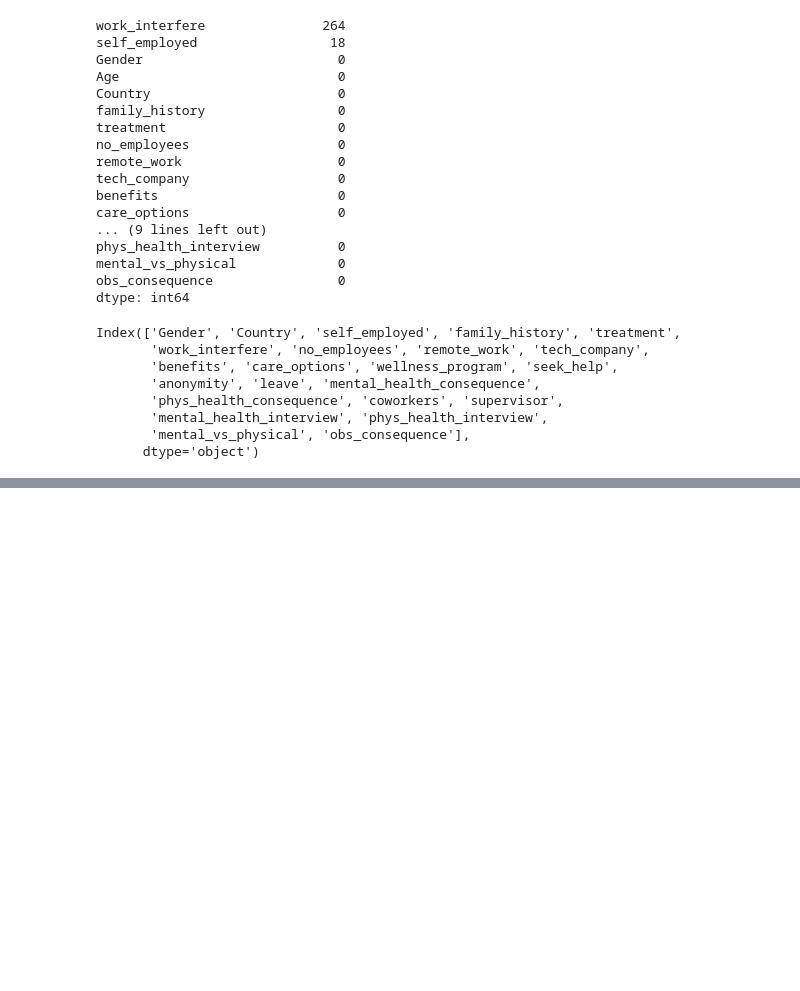
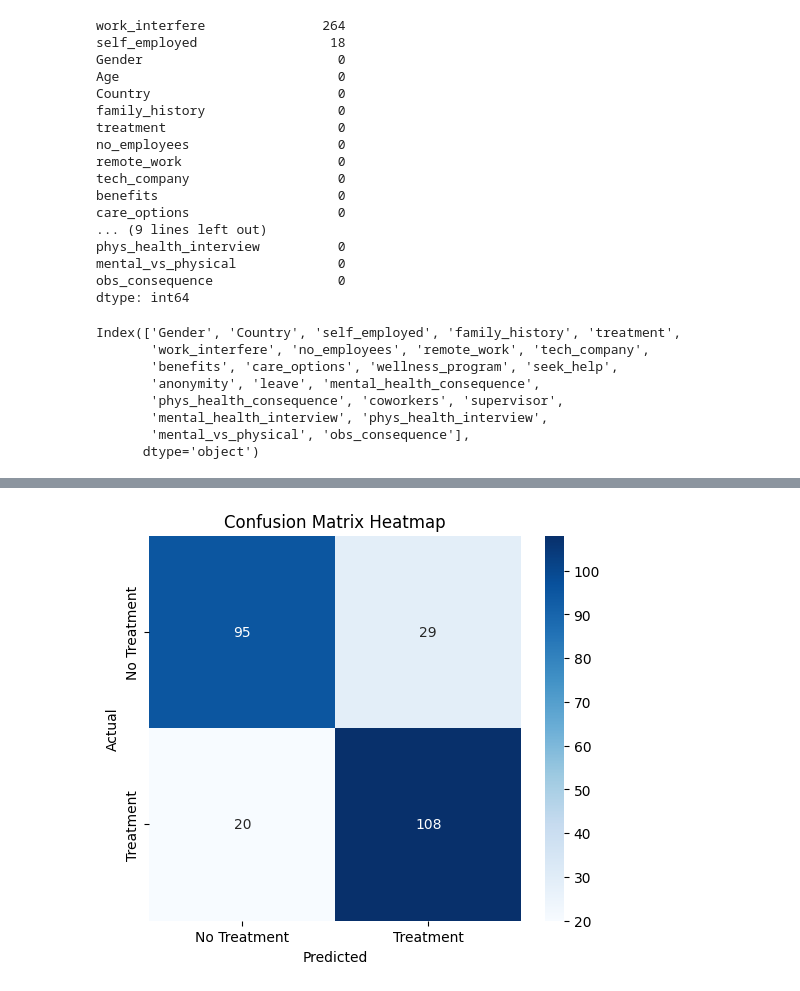
Before and after one commit to poojan20/mental-health-predictor, a Jupyter notebook: mental_health_treatment_predictor.ipynb, the cells around one changed output, grey strips where cells are left out. Saved outputs shown, nothing was run; the diff lists cells and outputs as text; code cells hidden in the pictures; blank space fills up the shorter version.

```diff
--- a/mental_health_treatment_predictor.ipynb
+++ b/mental_health_treatment_predictor.ipynb
@@ -141,0 +176,21 @@ df_encoded.head()
+# %%
+from sklearn.model_selection import GridSearchCV
+
+param_grid = {
+    'n_estimators': [100, 200, 300],
+    'max_depth': [None, 10, 20],
+    'min_samples_split': [2, 5, 10]
+}
+
+grid_search = GridSearchCV(
+    estimator=RandomForestClassifier(random_state=42),
+    param_grid=param_grid,
+    cv=5,
+    scoring='f1',
+    n_jobs=-1,
+    verbose=1
+)
+
+grid_search.fit(X_train, y_train)
+
+print("Best Parameters:", grid_search.best_params_)
@@ -141,0 +200,8 @@ df_encoded.head()
+# %%
+best_model = grid_search.best_estimator_
+y_pred = best_model.predict(X_test)
+
+from sklearn.metrics import classification_report, confusion_matrix
+
+print(confusion_matrix(y_test, y_pred))
+print(classification_report(y_test, y_pred))
@@ -141,0 +219,18 @@ df_encoded.head()
+# %%
+import matplotlib.pyplot as plt
+import seaborn as sns
+from sklearn.metrics import confusion_matrix
+
+# Predict on test set using the best model
+y_pred = best_model.predict(X_test)
+
+cm = confusion_matrix(y_test, y_pred)
+
+plt.figure(figsize=(6,5))
+sns.heatmap(cm, annot=True, fmt='d', cmap='Blues', xticklabels=['No Treatment', 'Treatment'], yticklabels=['No Treatment', 'Treatment'])
+plt.xlabel('Predicted')
+plt.ylabel('Actual')
+plt.title('Confusion Matrix Heatmap')
+plt.show()
+# %% [output]
+[figure, added]
```
Also changed, not shown: parts of 9 cells of this notebook, 1 other file.
